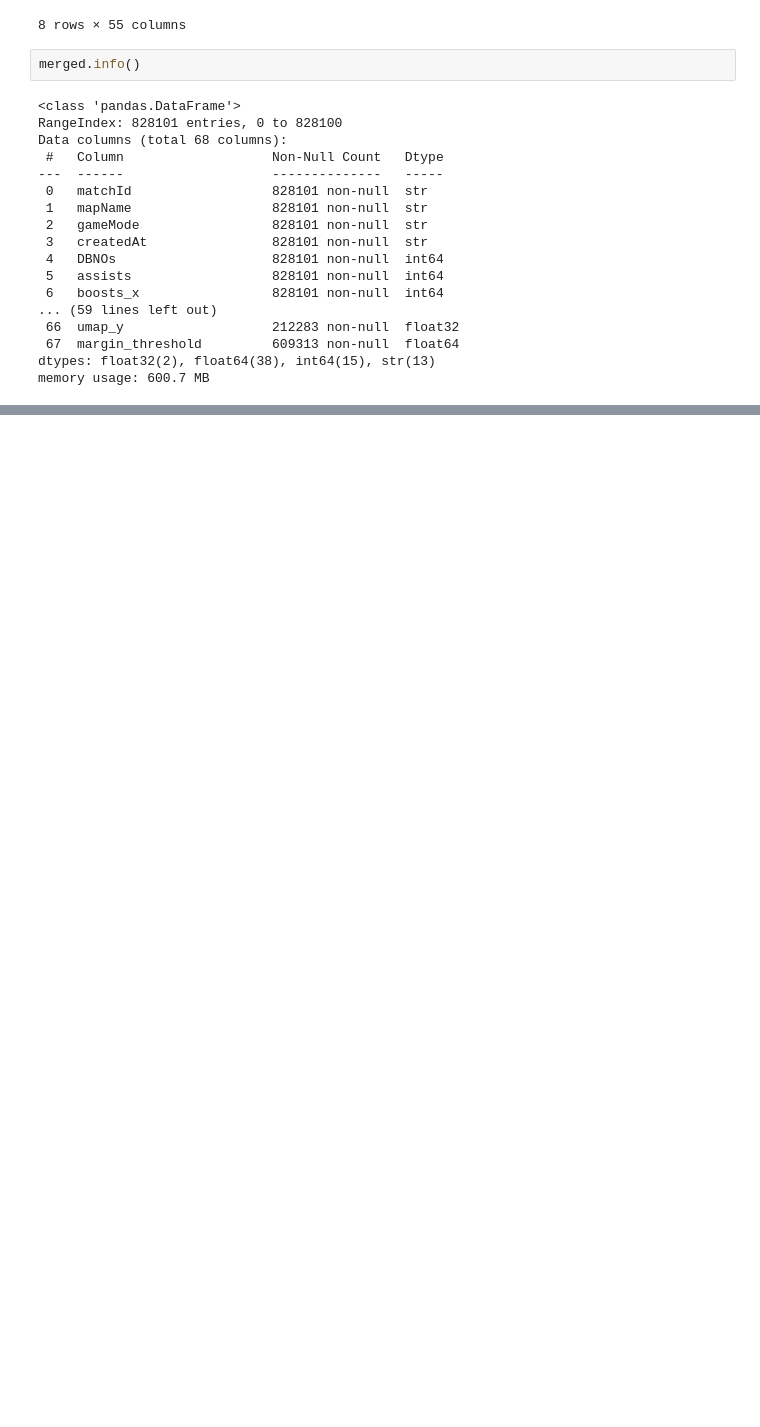
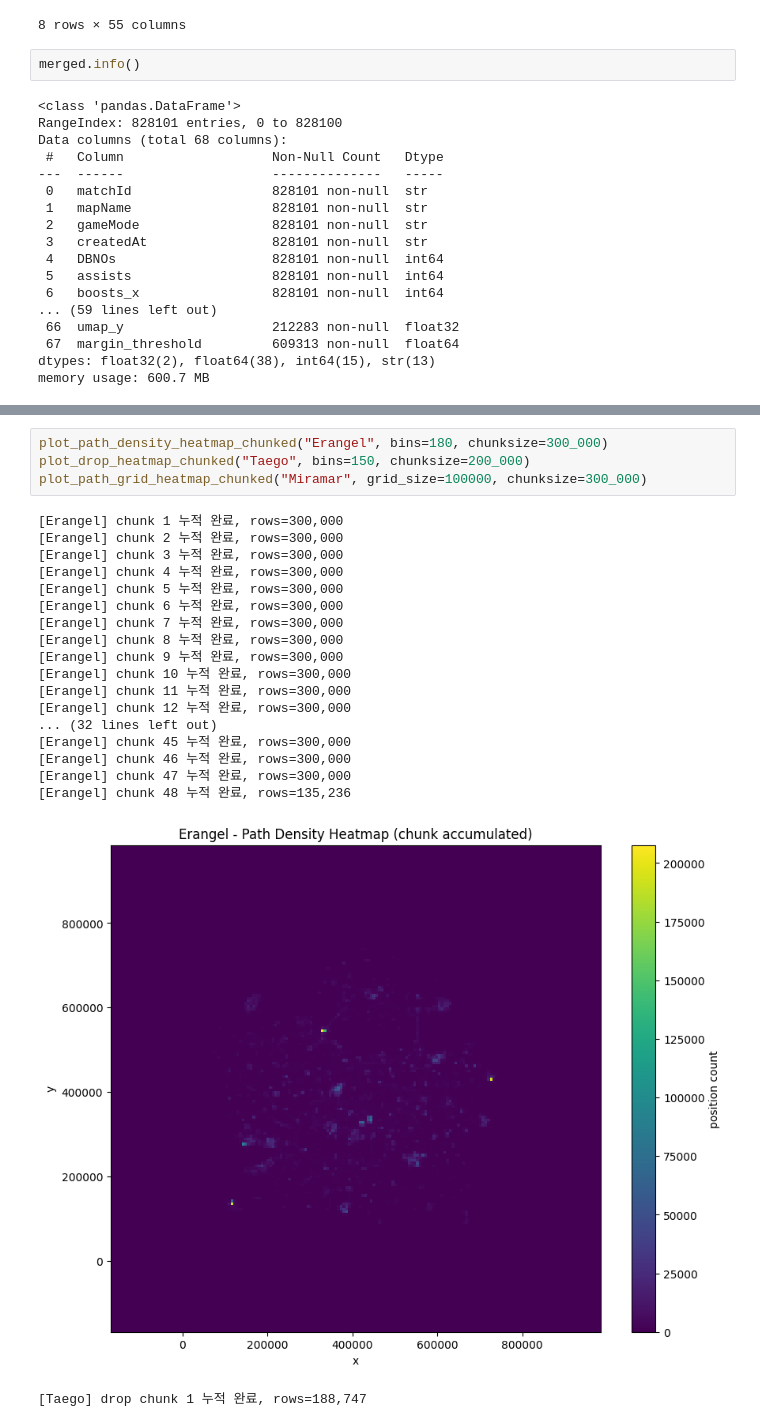
Before and after one commit to Be4hape/10th, a Jupyter notebook: 00_Project/04_final/03_team_code/master.ipynb, the cells around one changed output, grey strips where cells are left out. Saved outputs shown, nothing was run; the diff lists cells and outputs as text; blank space fills up the shorter version.

```diff
--- a/00_Project/04_final/03_team_code/master.ipynb
+++ b/00_Project/04_final/03_team_code/master.ipynb
@@ -245,0 +517,24 @@ memory usage: 600.7 MB
+# %%
+plot_path_density_heatmap_chunked("Erangel", bins=180, chunksize=300_000)
+plot_drop_heatmap_chunked("Taego", bins=150, chunksize=200_000)
+plot_path_grid_heatmap_chunked("Miramar", grid_size=100000, chunksize=300_000)
+# %% [output]
+[Erangel] chunk 1 누적 완료, rows=300,000
+[Erangel] chunk 2 누적 완료, rows=300,000
+[Erangel] chunk 3 누적 완료, rows=300,000
+[Erangel] chunk 4 누적 완료, rows=300,000
+[Erangel] chunk 5 누적 완료, rows=300,000
+[Erangel] chunk 6 누적 완료, rows=300,000
+[Erangel] chunk 7 누적 완료, rows=300,000
+[Erangel] chunk 8 누적 완료, rows=300,000
+[Erangel] chunk 9 누적 완료, rows=300,000
+[Erangel] chunk 10 누적 완료, rows=300,000
+[Erangel] chunk 11 누적 완료, rows=300,000
+[Erangel] chunk 12 누적 완료, rows=300,000
+... (32 lines left out)
+[Erangel] chunk 45 누적 완료, rows=300,000
+[Erangel] chunk 46 누적 완료, rows=300,000
+[Erangel] chunk 47 누적 완료, rows=300,000
+[Erangel] chunk 48 누적 완료, rows=135,236
+[figure, added]
+[Taego] drop chunk 1 누적 완료, rows=188,747
```
Also changed, not shown: parts of 18 cells of this notebook, 22 other files.
